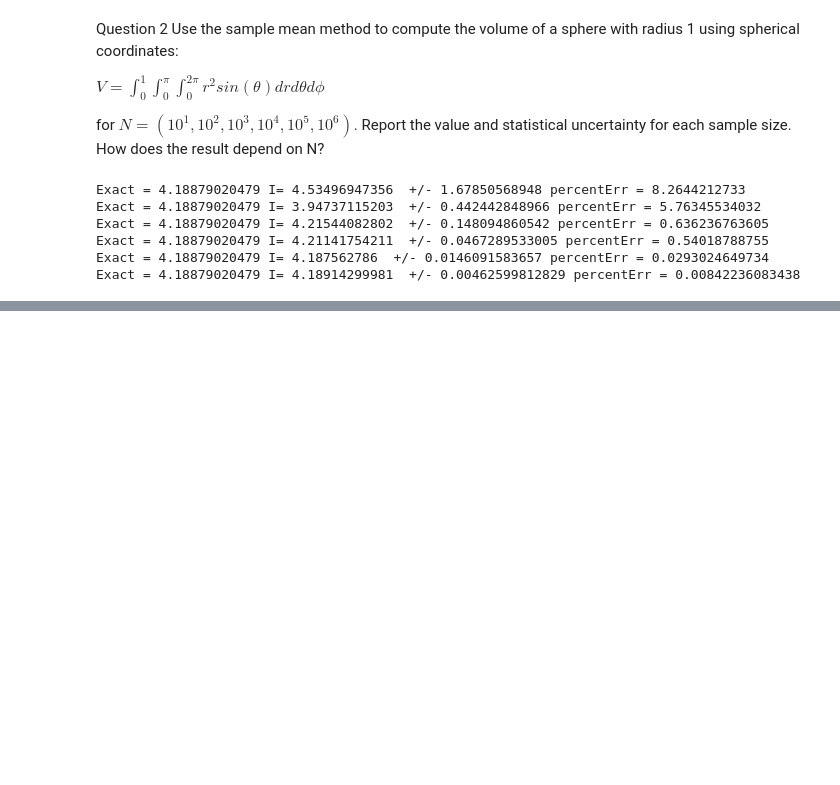
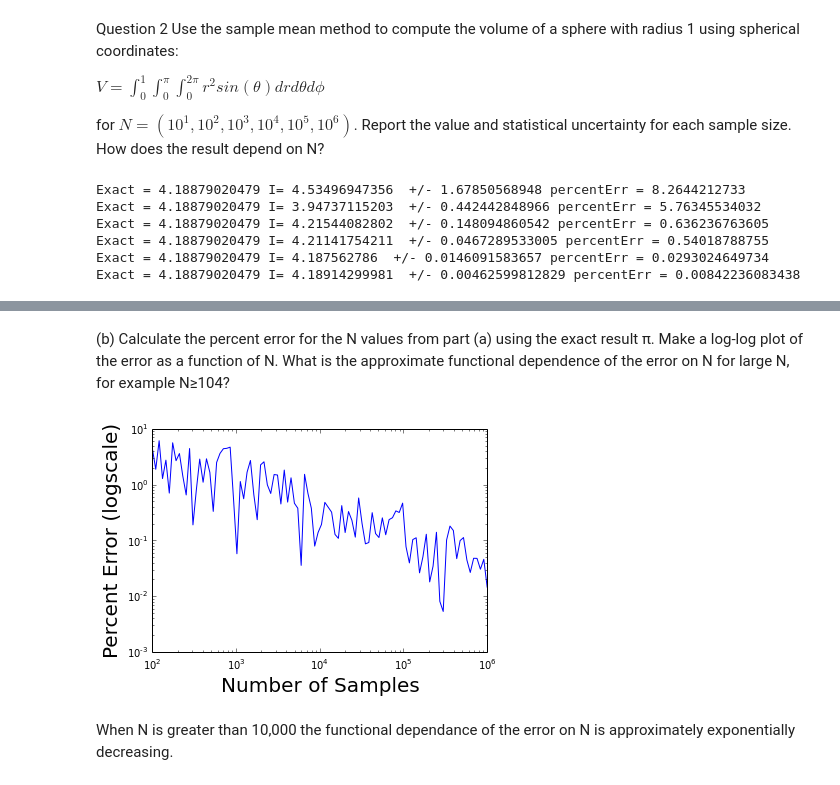
Before and after one commit to dytucker/PHYS202-S14, a Jupyter notebook: SciPy/MCIntegrationExercises.ipynb, the cells around one changed output, grey strips where cells are left out. Saved outputs shown, nothing was run; the diff lists cells and outputs as text; code cells hidden in the pictures; blank space fills up the shorter version.

```diff
--- a/SciPy/MCIntegrationExercises.ipynb
+++ b/SciPy/MCIntegrationExercises.ipynb
@@ -164,0 +169,23 @@ Exact = 4.18879020479 I= 4.18914299981  +/- 0.00462599812829 percentErr = 0.0084
+# %%
+def fx_integral(N):
+    f = lambda x: 4*np.sqrt(1-x**2)
+    x = np.arange(0,1,.001)
+    xmax = 1
+    xmin = 0
+    ymax = f(x).max()
+    ymin = 0
+
+    fdsa = np.random.random_sample(N)
+    samples_x = xmin + (xmax-xmin)*np.random.random_sample(N);
+    samples_y = ymin + (ymax-ymin)*np.random.random_sample(N);
+
+    mask = (samples_y < f(samples_x))
+
+    I = (xmax-xmin)*(ymax-ymin)*mask.sum()/mask.size
+    return I
+
+    """plt.plot(x,f(x),lw=3)
+    plt.ylabel(r'$4\sqrt{1-x^2}$',fontsize=20)
+    plt.xlabel(r'$x$', fontsize = 20)
+    plt.plot(samples_x[1:500],samples_y[1:500],'g.')
+    plt.show()"""
@@ -164,0 +197,5 @@ Exact = 4.18879020479 I= 4.18914299981  +/- 0.00462599812829 percentErr = 0.0084
+# %%
+tot = 0
+for N in np.logspace(2,6,num = 100):
+    I = fx_integral(N)
+    print "For N = %.2f, the integral evaluates to %.5f"%(N,I)
@@ -164,0 +220,22 @@ Exact = 4.18879020479 I= 4.18914299981  +/- 0.00462599812829 percentErr = 0.0084
+# %% [markdown]
+(b) Calculate the percent error for the N values from part (a) using the exact result π. Make a log-log plot of the error as a function of N.
+What is the approximate functional dependence of the error on N for large N, for example N≥104?
+# %%
+N_list = []
+error_list = []
+for N in np.logspace(2,6,num = 100):
+    I = fx_integral(N)
+    N_list.append(N)
+    error = np.abs(I-np.pi)/np.pi * 100
+    error_list.append(error)
+
+plt.plot(N_list,error_list)
+plt.xscale('log')
+plt.yscale('log')
+plt.xlabel("Number of Samples",fontsize=20)
+plt.ylabel("Percent Error (logscale)",fontsize=20)
+plt.show()
+# %% [output]
+[figure, added]
+# %% [markdown]
+When N is greater than 10,000 the functional dependance of the error on N is approximately exponentially decreasing.
```
Also changed, not shown: parts of 9 cells of this notebook, 1 other file.
